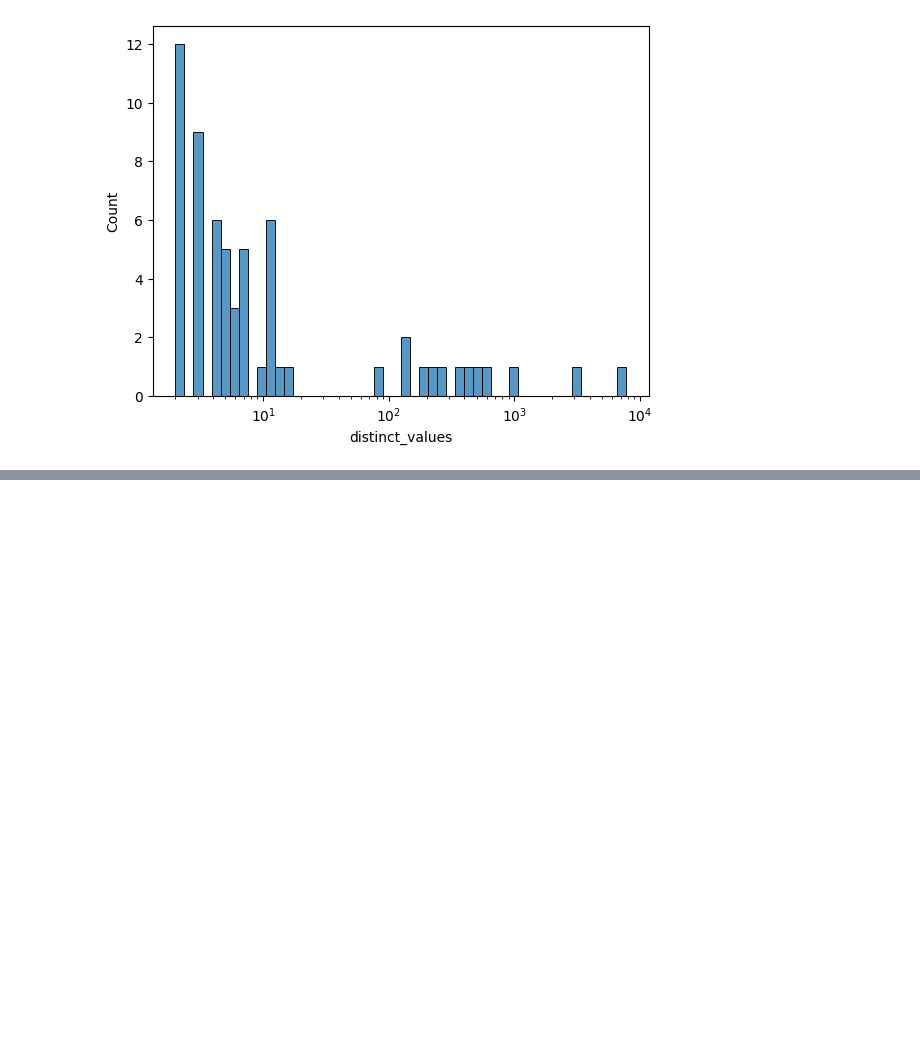
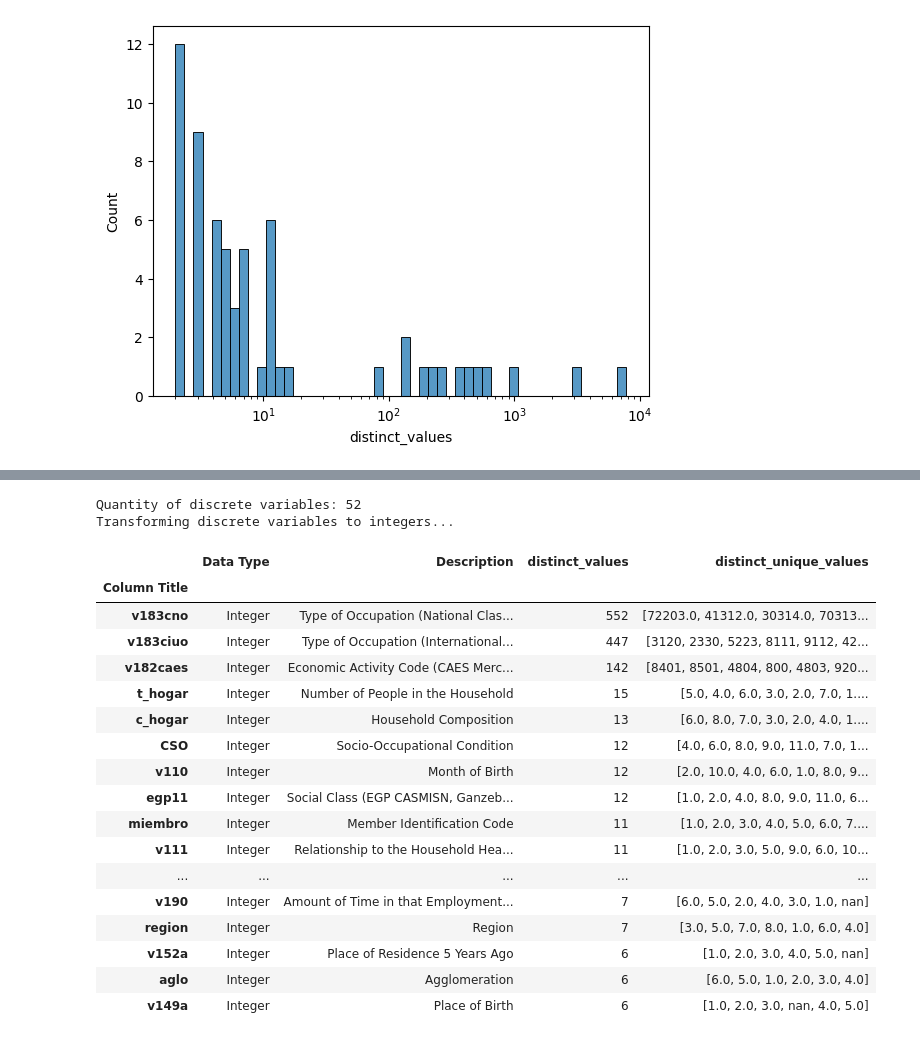
Before and after one commit to aaronbernal28/labor_market_structure_arg, a Jupyter notebook: notebooks/eph_tests.ipynb, the cells around one changed output, grey strips where cells are left out. Drawn from its saved outputs; the diff is of its cells as text; code cells hidden in the pictures; blank space fills up the shorter version.

```diff
--- a/notebooks/eph_tests.ipynb
+++ b/notebooks/eph_tests.ipynb
@@ -120,0 +178,35 @@ sns.histplot(data=varibles_df, x="distinct_values", bins=50, log_scale=True)
+# %%
+variables_df_disc = variables_df[(variables_df["distinct_values"] <= 20) | variables_df.index.isin(exclude_vars)].copy()
+
+variables_df_disc['distinct_unique_values'] = variables_df_disc.index.map(
+    lambda var: df[var].unique().tolist()
+)
+
+print(f"Quantity of discrete variables: {len(variables_df_disc)}")
+
+print("Transforming discrete variables to integers...")
+for var in variables_df_disc.index:
+    df[var] = df[var].astype("int", errors="ignore")
+
+variables_df_disc.sort_values("distinct_values", ascending=False).head(20)
+# %% [output]
+Quantity of discrete variables: 52
+Transforming discrete variables to integers...
+|  | Data Type | Description | distinct_values | distinct_unique_values |
+| Column Title |  |  |  |  |
+| v183cno | Integer | Type of Occupation (National Clas... | 552 | [72203.0, 41312.0, 30314.0, 70313... |
+| v183ciuo | Integer | Type of Occupation (International... | 447 | [3120, 2330, 5223, 8111, 9112, 42... |
+| v182caes | Integer | Economic Activity Code (CAES Merc... | 142 | [8401, 8501, 4804, 800, 4803, 920... |
+| t_hogar | Integer | Number of People in the Household | 15 | [5.0, 4.0, 6.0, 3.0, 2.0, 7.0, 1.... |
+| c_hogar | Integer | Household Composition | 13 | [6.0, 8.0, 7.0, 3.0, 2.0, 4.0, 1.... |
+| CSO | Integer | Socio-Occupational Condition | 12 | [4.0, 6.0, 8.0, 9.0, 11.0, 7.0, 1... |
+| v110 | Integer | Month of Birth | 12 | [2.0, 10.0, 4.0, 6.0, 1.0, 8.0, 9... |
+| egp11 | Integer | Social Class (EGP CASMISN, Ganzeb... | 12 | [1.0, 2.0, 4.0, 8.0, 9.0, 11.0, 6... |
+| miembro | Integer | Member Identification Code | 11 | [1.0, 2.0, 3.0, 4.0, 5.0, 6.0, 7.... |
+| v111 | Integer | Relationship to the Household Hea... | 11 | [1.0, 2.0, 3.0, 5.0, 9.0, 6.0, 10... |
+| ... | ... | ... | ... | ... |
+| v190 | Integer | Amount of Time in that Employment... | 7 | [6.0, 5.0, 2.0, 4.0, 3.0, 1.0, nan] |
+| region | Integer | Region | 7 | [3.0, 5.0, 7.0, 8.0, 1.0, 6.0, 4.0] |
+| v152a | Integer | Place of Residence 5 Years Ago | 6 | [1.0, 2.0, 3.0, 4.0, 5.0, nan] |
+| aglo | Integer | Agglomeration | 6 | [6.0, 5.0, 1.0, 2.0, 3.0, 4.0] |
+| v149a | Integer | Place of Birth | 6 | [1.0, 2.0, 3.0, nan, 4.0, 5.0] |
```
Also changed, not shown: parts of 16 cells of this notebook, 2 other files.
